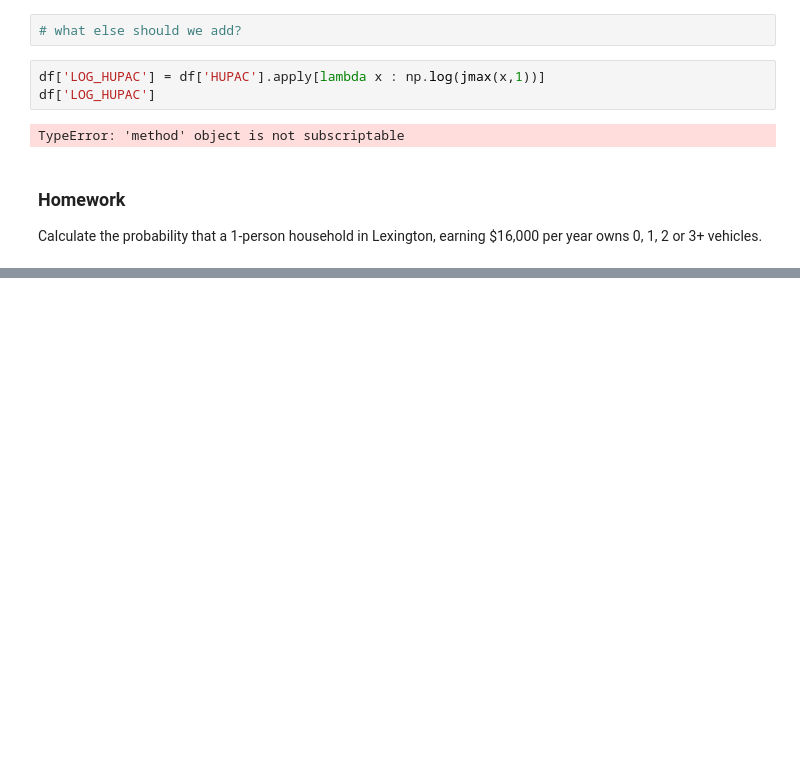
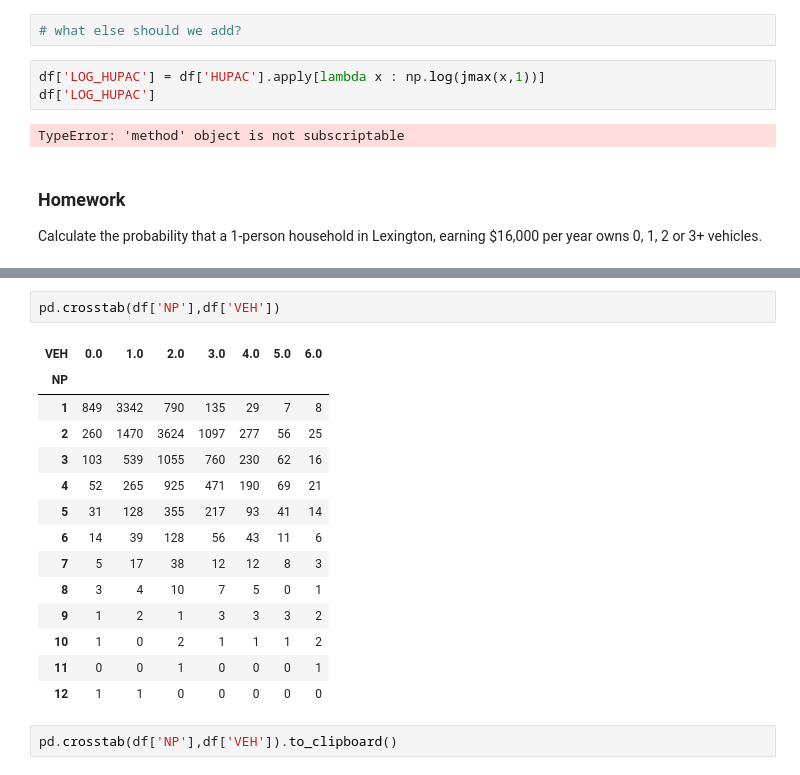
Before and after one commit to ginazheng1028/ce599-s17, a Jupyter notebook: 21-Discrete Choice/Discrete Choice.ipynb, the cells around one changed output, grey strips where cells are left out. Cells and saved outputs as stored; diff of their text form; blank space fills up the shorter version.

```diff
--- a/21-Discrete Choice/Discrete Choice.ipynb
+++ b/21-Discrete Choice/Discrete Choice.ipynb
@@ -265,0 +276,19 @@ Calculate the probability that a 1-person household in Lexington, earning $16,00
+# %%
+pd.crosstab(df['NP'],df['VEH'])
+# %% [output]
+| VEH | 0.0 | 1.0 | 2.0 | 3.0 | 4.0 | 5.0 | 6.0 |
+| NP |  |  |  |  |  |  |  |
+| 1 | 849 | 3342 | 790 | 135 | 29 | 7 | 8 |
+| 2 | 260 | 1470 | 3624 | 1097 | 277 | 56 | 25 |
+| 3 | 103 | 539 | 1055 | 760 | 230 | 62 | 16 |
+| 4 | 52 | 265 | 925 | 471 | 190 | 69 | 21 |
+| 5 | 31 | 128 | 355 | 217 | 93 | 41 | 14 |
+| 6 | 14 | 39 | 128 | 56 | 43 | 11 | 6 |
+| 7 | 5 | 17 | 38 | 12 | 12 | 8 | 3 |
+| 8 | 3 | 4 | 10 | 7 | 5 | 0 | 1 |
+| 9 | 1 | 2 | 1 | 3 | 3 | 3 | 2 |
+| 10 | 1 | 0 | 2 | 1 | 1 | 1 | 2 |
+| 11 | 0 | 0 | 1 | 0 | 0 | 0 | 1 |
+| 12 | 1 | 1 | 0 | 0 | 0 | 0 | 0 |
+# %%
+pd.crosstab(df['NP'],df['VEH']).to_clipboard()
```
Also changed, not shown: parts of 6 cells of this notebook.
